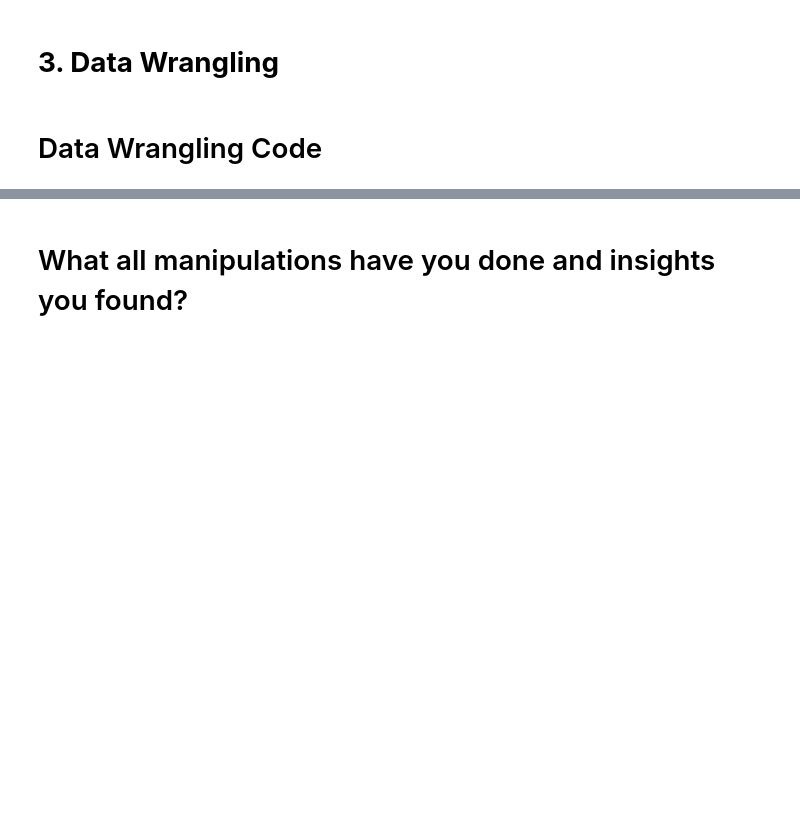
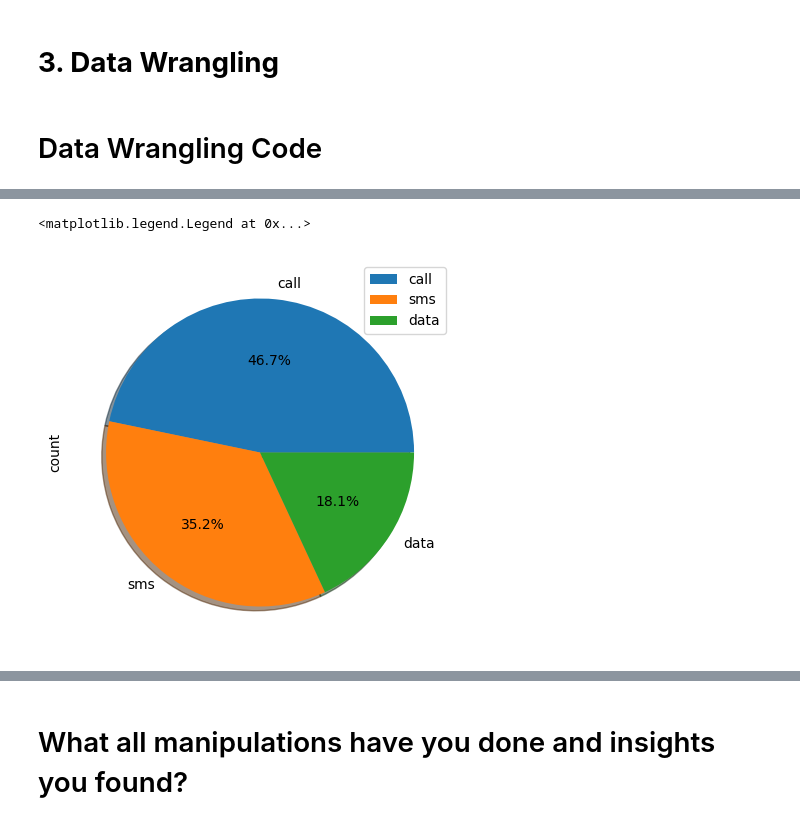
Before and after one commit to Jit562/EDA_PHONE_DATA_CAPTIONS_PROJECT, a Jupyter notebook: EDA_PHONE_DATA_PROJECT.ipynb, the cells around one changed output, grey strips where cells are left out. Cells and saved outputs as stored; diff of their text form; code cells hidden in the pictures; blank space fills up the shorter version.

```diff
--- a/EDA_PHONE_DATA_PROJECT.ipynb
+++ b/EDA_PHONE_DATA_PROJECT.ipynb
@@ -311,0 +495,6 @@ Unique values for variable 'network_type': 6
+# %%
+df['item'].value_counts().plot(kind='pie', shadow = True, autopct='%1.1f%%')
+plt.legend()
+# %% [output]
+<matplotlib.legend.Legend at 0x...>
+[figure, added]
```
Also changed, not shown: parts of 60 cells of this notebook.
